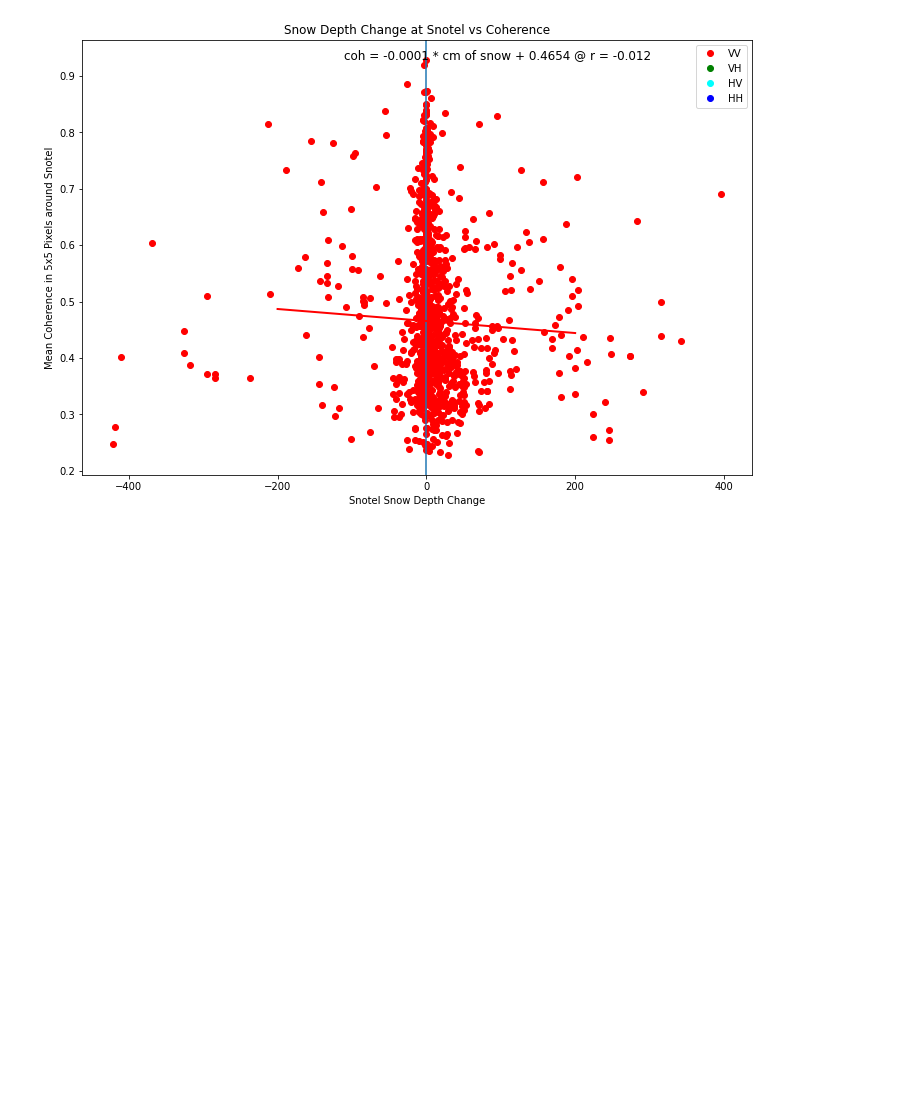
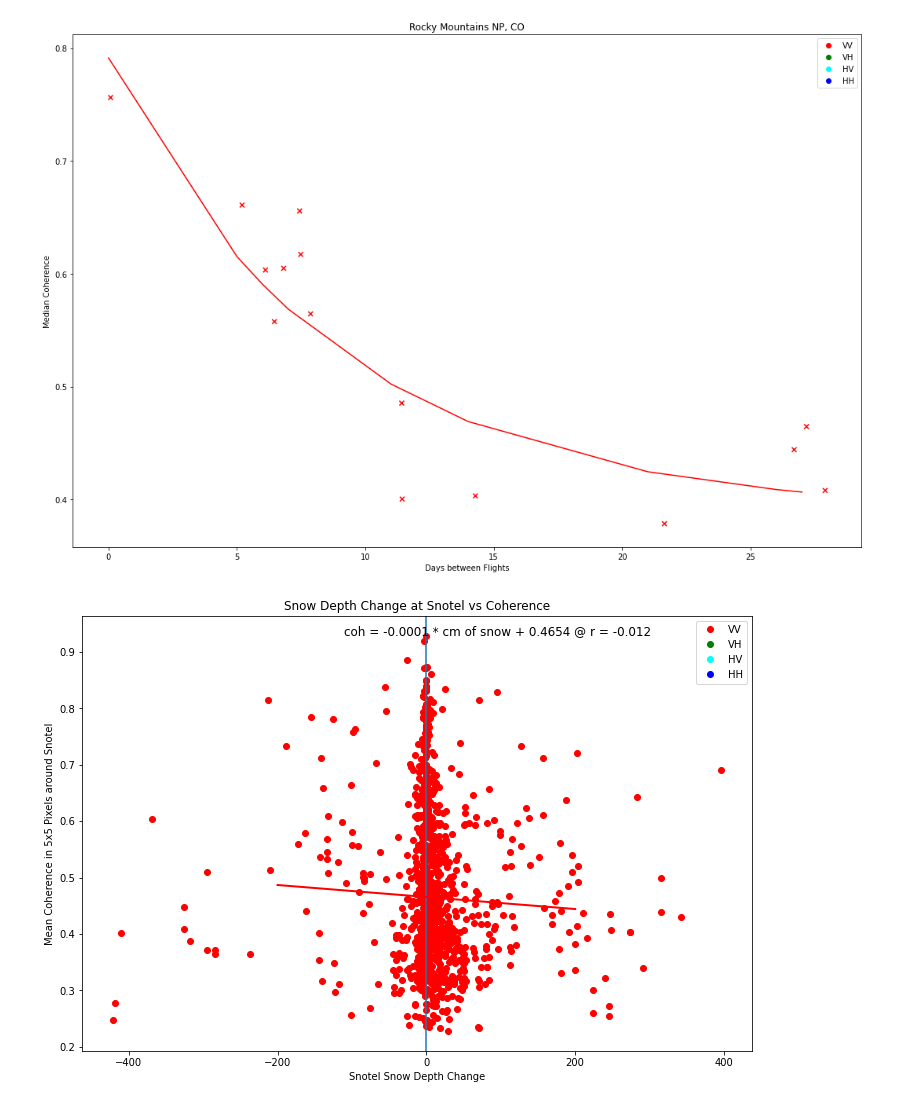
Before and after one commit to ZachHoppinen/uavsar, a Jupyter notebook: src/coherence/coherence_visualization.ipynb, the cells around one changed output. Saved outputs shown, nothing was run; the diff lists cells and outputs as text; code cells hidden in the pictures; blank space fills up the shorter version.

```diff
--- a/src/coherence/coherence_visualization.ipynb
+++ b/src/coherence/coherence_visualization.ipynb
@@ -61,3 +107,29 @@ plt.savefig(join(fig_dir, 'time_pol_coh.png'), dpi = 300)
+# %%
+with open(expanduser('~/uavsar/results/time_coh/res_df_full'), 'rb') as f:
+    res = pickle.load(f)
+for loc in res.location.unique():
+    sub = res[(res.location == loc) & (res.pol == 'VV')]
+    if len(sub) > 3 and loc == 'Rocky Mountains NP, CO':
+        pol_cs = [pol_cols[i] for i in sub.pol]
+        f, ax = plt.subplots(figsize = (18,12))
+        jitter = np.random.random(len(sub.diff_dt))
+        plt.scatter(x = sub.diff_dt + jitter, y = sub.median_coh, marker = 'x', c = pol_cs)
+
+        # The following two lines generate custom fake lines that will be used as legend entries:
+        markers = [plt.Line2D([0,0],[0,0],color=color, marker='o', linestyle='') for color in pol_cols.values()]
+        plt.legend(markers, pol_cols.keys(), numpoints=1)
+        i = 0
+
+        sub = sub.sort_values('diff_dt')
+        plot_exp(sub.diff_dt.values, sub.median_coh.values, ax, line_color = pol_cols[pol])
+
+        plt.xlabel('Days between Flights')
+        plt.ylabel('Median Coherence')
+        plt.title(loc)
+        # plt.xlim(4,9)
+        # plt.savefig(join(fig_dir, 'time_pol_coh.png'), dpi = 300)
+# %% [output]
+[figure, added]
 # %%
 with open(expanduser('~/uavsar/results/coherence/coh_snotel_sd/res_df_full'), 'rb') as f:
     res = pickle.load(f)
```
Also changed, not shown: parts of 4 cells of this notebook, 4 other files.
